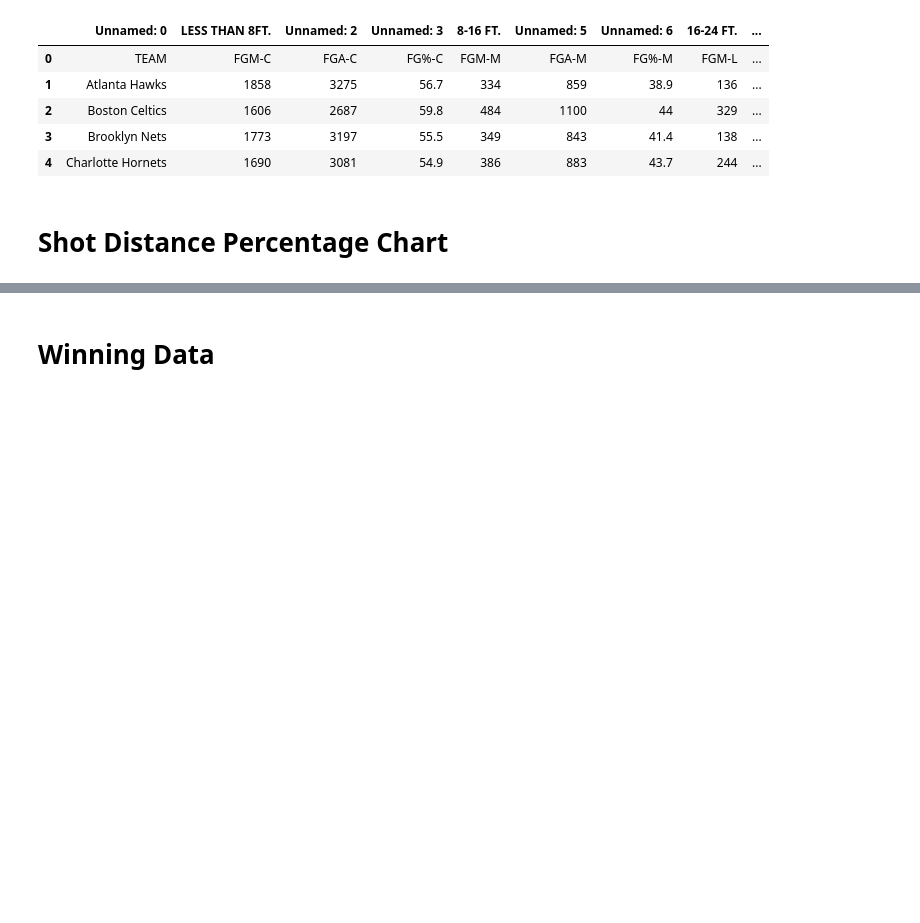
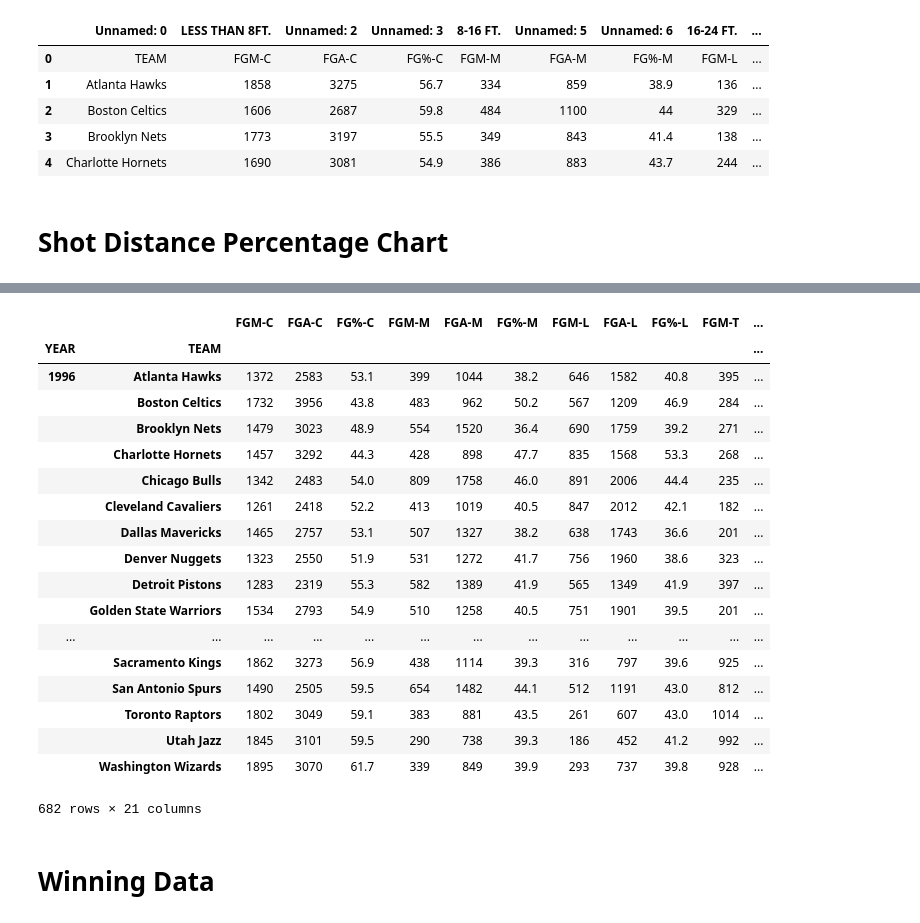
Before and after one commit to easonychang/HotShot-NBAEdition, a Jupyter notebook: Early_analysis.ipynb, the cells around one changed output, grey strips where cells are left out. Saved outputs shown, nothing was run; the diff lists cells and outputs as text; code cells hidden in the pictures; blank space fills up the shorter version.

Commit message:
Adding the percentage of shots attempted over total to dataframe a

```diff
--- a/Early_analysis.ipynb
+++ b/Early_analysis.ipynb
@@ -329,3 +330,39 @@ for year in range(2005, 2019):
+# %%
+a = df.groupby('YEAR').apply(lambda df_: df_.set_index('TEAM', drop=True).sort_index())
+
+# Total Shots Attempted
+a['TSA'] = a['FGA-C'] + a['FGA-M'] + a['FGA-L'] + a['FGA-T']
+
+# Percentage of Close Range / Total
+a['%CA/T'] = a['FGA-C'] / a['TSA']
+# Percentage of Mid Range / Total
+a['%MA/T'] = a['FGA-M'] / a['TSA']
+# Percentage of Long Range / Total
+a['%LA/T'] = a['FGA-L'] / a['TSA']
+# Percentage of Threes / Total
+a['%TA/T'] = a['FGA-T'] / a['TSA']
+
+a
+# %% [output]
+|  |  | FGM-C | FGA-C | FG%-C | FGM-M | FGA-M | FG%-M | FGM-L | FGA-L | FG%-L | FGM-T | ... |
+| YEAR | TEAM |  |  |  |  |  |  |  |  |  |  | ... |
+| 1996 | Atlanta Hawks | 1372 | 2583 | 53.1 | 399 | 1044 | 38.2 | 646 | 1582 | 40.8 | 395 | ... |
+|  | Boston Celtics | 1732 | 3956 | 43.8 | 483 | 962 | 50.2 | 567 | 1209 | 46.9 | 284 | ... |
+|  | Brooklyn Nets | 1479 | 3023 | 48.9 | 554 | 1520 | 36.4 | 690 | 1759 | 39.2 | 271 | ... |
+|  | Charlotte Hornets | 1457 | 3292 | 44.3 | 428 | 898 | 47.7 | 835 | 1568 | 53.3 | 268 | ... |
+|  | Chicago Bulls | 1342 | 2483 | 54.0 | 809 | 1758 | 46.0 | 891 | 2006 | 44.4 | 235 | ... |
+|  | Cleveland Cavaliers | 1261 | 2418 | 52.2 | 413 | 1019 | 40.5 | 847 | 2012 | 42.1 | 182 | ... |
+|  | Dallas Mavericks | 1465 | 2757 | 53.1 | 507 | 1327 | 38.2 | 638 | 1743 | 36.6 | 201 | ... |
+|  | Denver Nuggets | 1323 | 2550 | 51.9 | 531 | 1272 | 41.7 | 756 | 1960 | 38.6 | 323 | ... |
+|  | Detroit Pistons | 1283 | 2319 | 55.3 | 582 | 1389 | 41.9 | 565 | 1349 | 41.9 | 397 | ... |
+|  | Golden State Warriors | 1534 | 2793 | 54.9 | 510 | 1258 | 40.5 | 751 | 1901 | 39.5 | 201 | ... |
+| ... | ... | ... | ... | ... | ... | ... | ... | ... | ... | ... | ... | ... |
+|  | Sacramento Kings | 1862 | 3273 | 56.9 | 438 | 1114 | 39.3 | 316 | 797 | 39.6 | 925 | ... |
+|  | San Antonio Spurs | 1490 | 2505 | 59.5 | 654 | 1482 | 44.1 | 512 | 1191 | 43.0 | 812 | ... |
+|  | Toronto Raptors | 1802 | 3049 | 59.1 | 383 | 881 | 43.5 | 261 | 607 | 43.0 | 1014 | ... |
+|  | Utah Jazz | 1845 | 3101 | 59.5 | 290 | 738 | 39.3 | 186 | 452 | 41.2 | 992 | ... |
+|  | Washington Wizards | 1895 | 3070 | 61.7 | 339 | 849 | 39.9 | 293 | 737 | 39.8 | 928 | ... |
+682 rows × 21 columns
 # %% [markdown]
 # Winning Data
 # %%
```
Also changed, not shown: parts of 1 cell of this notebook.
